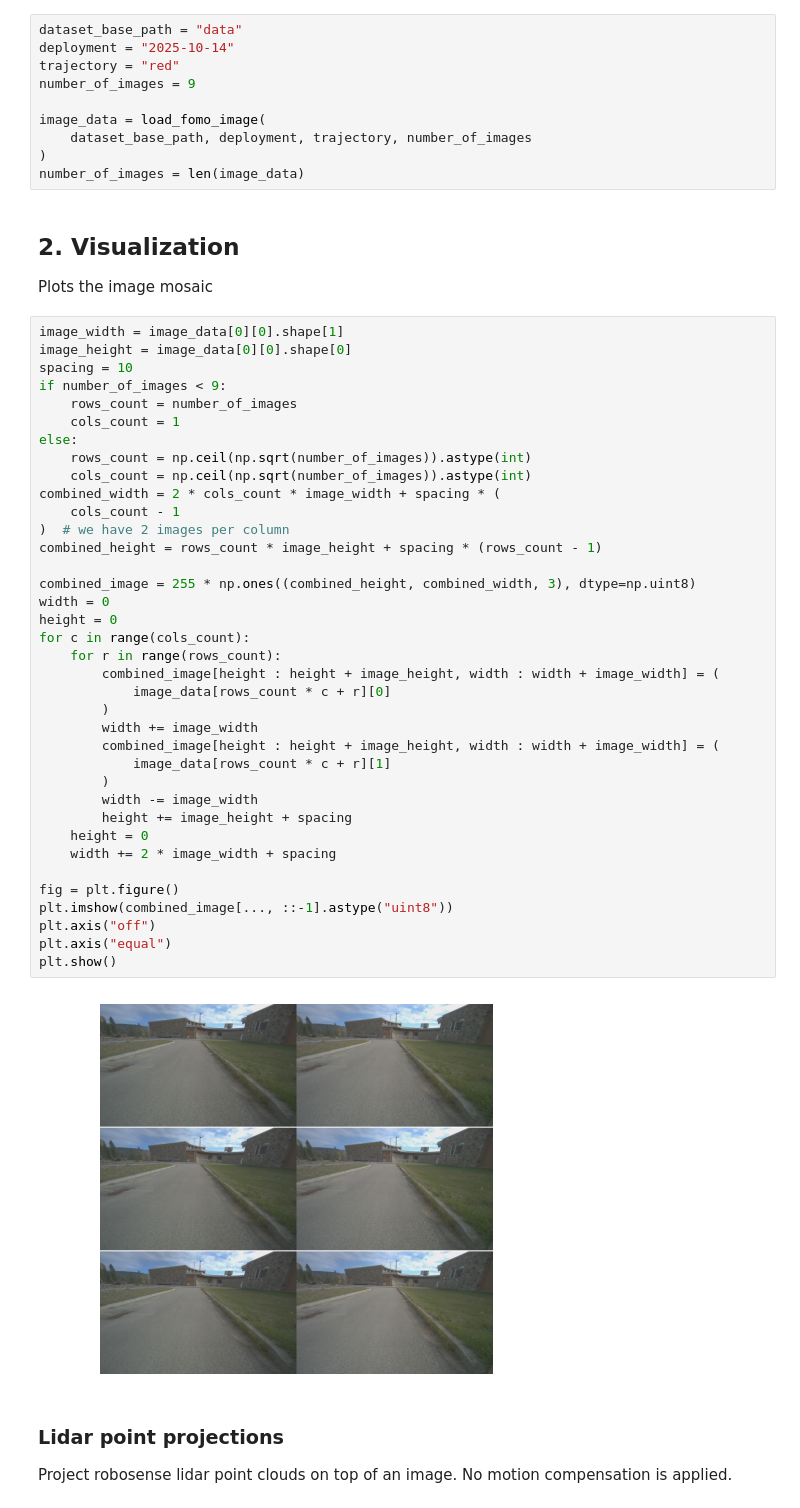
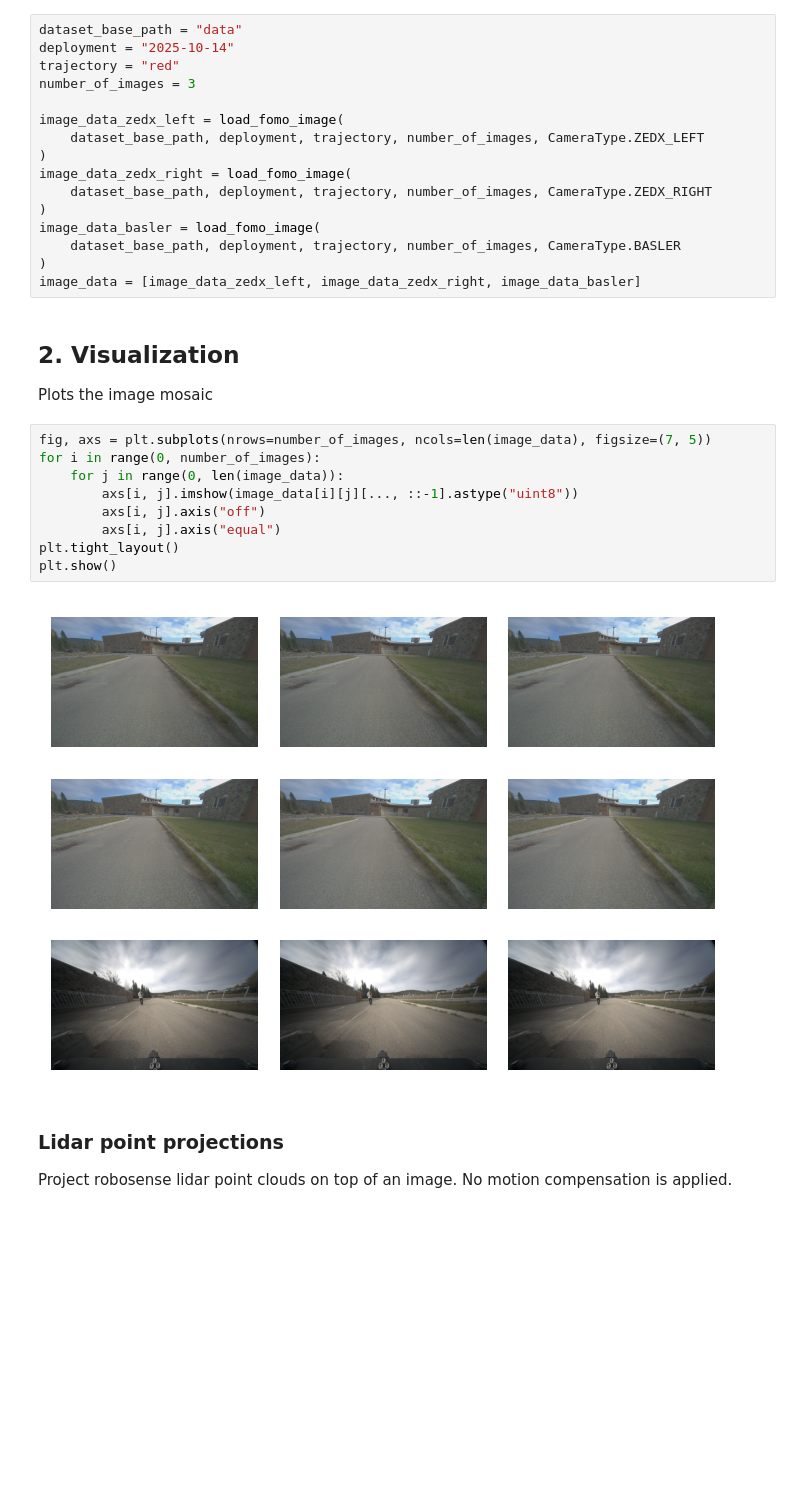
Before and after one commit to norlab-ulaval/fomo-sdk, a Jupyter notebook: examples/image_example.ipynb, the cells around one changed output. Cells and saved outputs as stored; diff of their text form; blank space fills up the shorter version.

```diff
--- a/examples/image_example.ipynb
+++ b/examples/image_example.ipynb
@@ -16,55 +16,33 @@ Load some ZED X image files.
 dataset_base_path = "data"
 deployment = "2025-10-14"
 trajectory = "red"
-number_of_images = 9
+number_of_images = 3
 
-image_data = load_fomo_image(
-    dataset_base_path, deployment, trajectory, number_of_images
+image_data_zedx_left = load_fomo_image(
+    dataset_base_path, deployment, trajectory, number_of_images, CameraType.ZEDX_LEFT
 )
-number_of_images = len(image_data)
+image_data_zedx_right = load_fomo_image(
+    dataset_base_path, deployment, trajectory, number_of_images, CameraType.ZEDX_RIGHT
+)
+image_data_basler = load_fomo_image(
+    dataset_base_path, deployment, trajectory, number_of_images, CameraType.BASLER
+)
+image_data = [image_data_zedx_left, image_data_zedx_right, image_data_basler]
 # %% [markdown]
 ## 2. Visualization
 
 Plots the image mosaic
 # %%
-image_width = image_data[0][0].shape[1]
-image_height = image_data[0][0].shape[0]
-spacing = 10
-if number_of_images < 9:
-    rows_count = number_of_images
-    cols_count = 1
-else:
-    rows_count = np.ceil(np.sqrt(number_of_images)).astype(int)
-    cols_count = np.ceil(np.sqrt(number_of_images)).astype(int)
-combined_width = 2 * cols_count * image_width + spacing * (
-    cols_count - 1
-)  # we have 2 images per column
-combined_height = rows_count * image_height + spacing * (rows_count - 1)
-
-combined_image = 255 * np.ones((combined_height, combined_width, 3), dtype=np.uint8)
-width = 0
-height = 0
-for c in range(cols_count):
-    for r in range(rows_count):
-        combined_image[height : height + image_height, width : width + image_width] = (
-            image_data[rows_count * c + r][0]
-        )
-        width += image_width
-        combined_image[height : height + image_height, width : width + image_width] = (
-            image_data[rows_count * c + r][1]
-        )
-        width -= image_width
-        height += image_height + spacing
-    height = 0
-    width += 2 * image_width + spacing
-
-fig = plt.figure()
-plt.imshow(combined_image[..., ::-1].astype("uint8"))
-plt.axis("off")
-plt.axis("equal")
+fig, axs = plt.subplots(nrows=number_of_images, ncols=len(image_data), figsize=(7, 5))
+for i in range(0, number_of_images):
+    for j in range(0, len(image_data)):
+        axs[i, j].imshow(image_data[i][j][..., ::-1].astype("uint8"))
+        axs[i, j].axis("off")
+        axs[i, j].axis("equal")
+plt.tight_layout()
 plt.show()
 # %% [output]
-[figure, old version]
+[figure, new version]
 # %% [markdown]
 ### Lidar point projections
 Project robosense lidar point clouds on top of an image. No motion compensation is applied.
```
Also changed, not shown: parts of 2 cells of this notebook, 2 other files.
